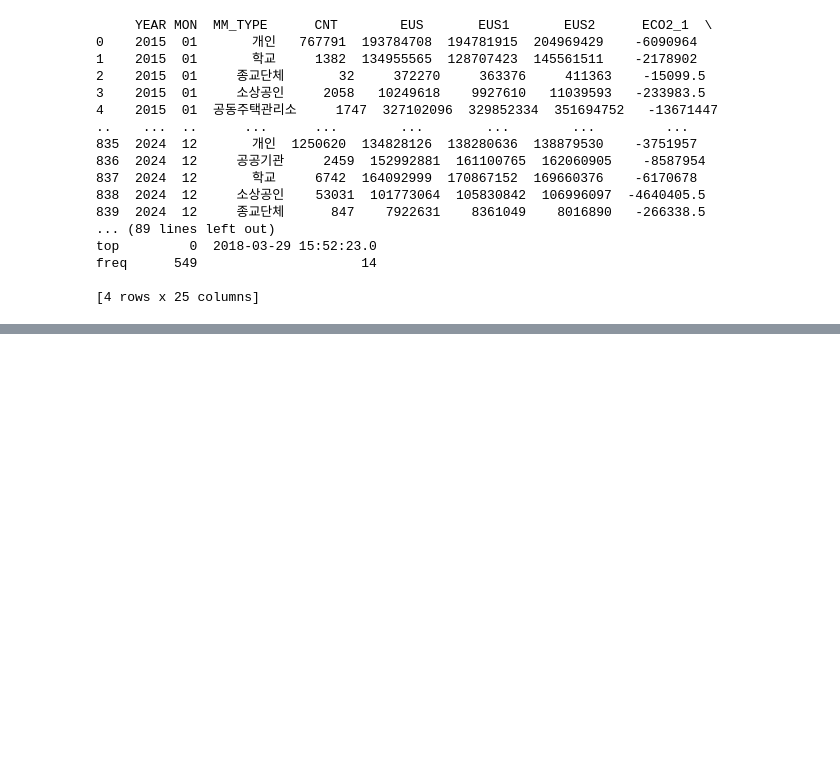
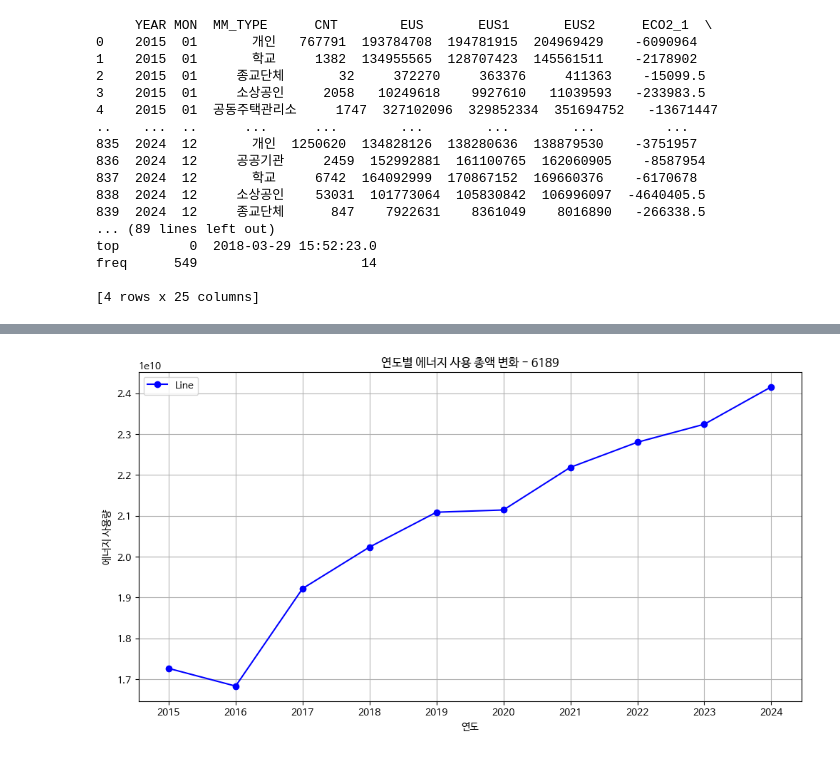
Before and after one commit to KimBooKyeom01/Knou-DataAnalysis, a Jupyter notebook: 오픈소시 기반 데이터 분석 과제.ipynb, the cells around one changed output, grey strips where cells are left out. Cells and saved outputs as stored; diff of their text form; code cells hidden in the pictures; blank space fills up the shorter version.

```diff
--- a/오픈소시 기반 데이터 분석 과제.ipynb
+++ b/오픈소시 기반 데이터 분석 과제.ipynb
@@ -111,0 +126,33 @@ day_sales = train_cleaned.groupby('dayofweek')['sales'].mean().reset_index()
+# %%
+import matplotlib.pyplot as plt
+plt.rc('font', family='NanumBarunGothic')
+
+import matplotlib.pyplot as plt
+import numpy as np
+
+def energyuse(row):
+    eus = float(row['EUS'])
+    gus = float(row['GUS'])
+    wus = float(row['WUS'])
+    hus = float(row['HUS'])
+    return eus + gus + wus + hus
+
+df['energyuse'] = df.apply(energyuse, axis=1)
+
+df_year_group = df.groupby('YEAR')['energyuse'].sum().reset_index()
+df_year_group
+
+## 데이터 생성
+x = df_year_group['YEAR']
+y = df_year_group['energyuse']
+
+plt.figure(figsize=(12,6))
+plt.plot(x, y, linestyle='-', marker='o', color='b', label="Line")
+plt.title("연도별 에너지 사용 총액 변화 - 6189")
+plt.xlabel("연도")
+plt.ylabel("에너지 사용량")
+plt.grid(True)
+plt.legend()
+plt.show()
+# %% [output]
+[figure, added]
```
Also changed, not shown: parts of 4 cells of this notebook.
